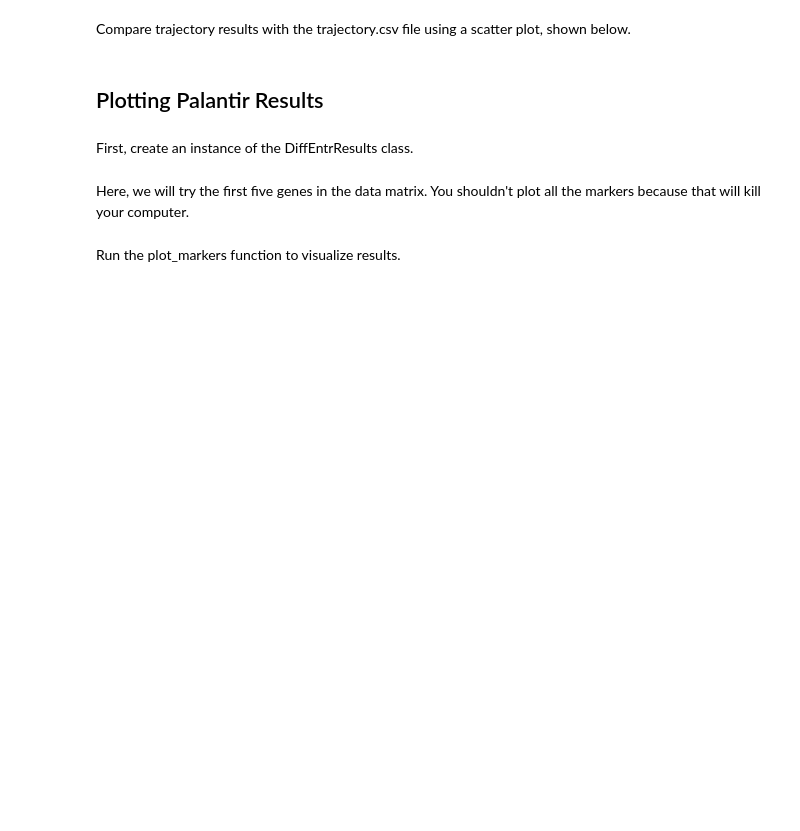
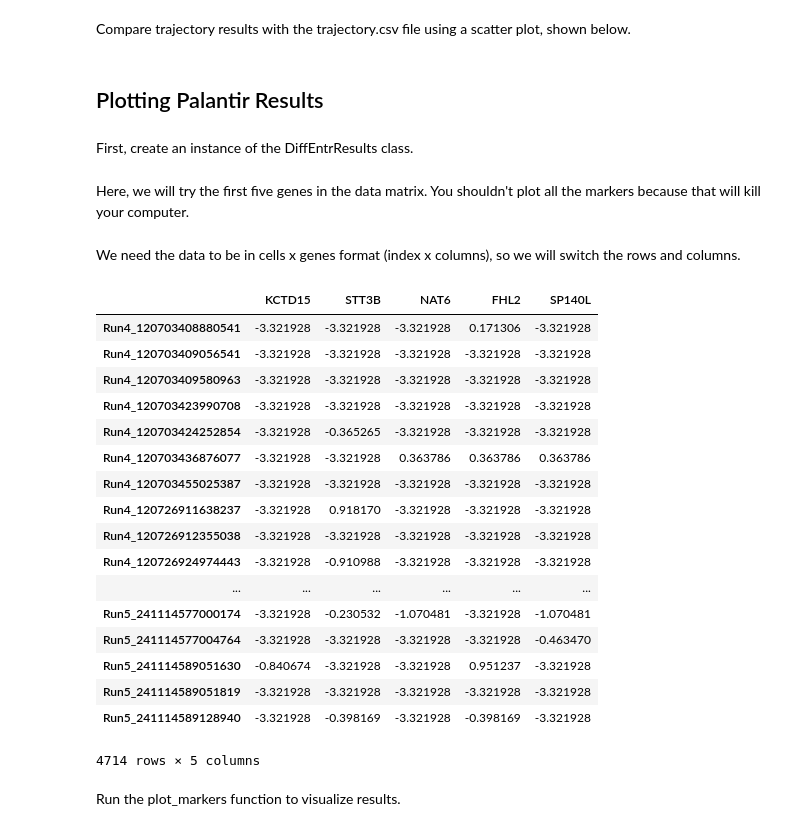
Before and after one commit to helenjin/scanalysis, a Jupyter notebook: notebooks/SCAnalysis.ipynb, the cells around one changed output. Cells and saved outputs as stored; diff of their text form; code cells hidden in the pictures; blank space fills up the shorter version.

```diff
--- a/notebooks/SCAnalysis.ipynb
+++ b/notebooks/SCAnalysis.ipynb
@@ -501,5 +553,30 @@ der = scanalysis.plots.pr_plot.DiffEntrResults(trajectory = res['trajectory'], b
 Here, we will try the first five genes in the data matrix. You shouldn't plot all the markers because that will kill your computer.
 # %%
 mb_data_f5 = mb_data.iloc[0:5,:]
+# %% [markdown]
+We need the data to be in cells x genes format (index x columns), so we will switch the rows and columns.
+# %%
+a = pd.DataFrame.transpose(mb_data_f5)
+# %%
+a
+# %% [output]
+|  | KCTD15 | STT3B | NAT6 | FHL2 | SP140L |
+| Run4_120703408880541 | -3.321928 | -3.321928 | -3.321928 | 0.171306 | -3.321928 |
+| Run4_120703409056541 | -3.321928 | -3.321928 | -3.321928 | -3.321928 | -3.321928 |
+| Run4_120703409580963 | -3.321928 | -3.321928 | -3.321928 | -3.321928 | -3.321928 |
+| Run4_120703423990708 | -3.321928 | -3.321928 | -3.321928 | -3.321928 | -3.321928 |
+| Run4_120703424252854 | -3.321928 | -0.365265 | -3.321928 | -3.321928 | -3.321928 |
+| Run4_120703436876077 | -3.321928 | -3.321928 | 0.363786 | 0.363786 | 0.363786 |
+| Run4_120703455025387 | -3.321928 | -3.321928 | -3.321928 | -3.321928 | -3.321928 |
+| Run4_120726911638237 | -3.321928 | 0.918170 | -3.321928 | -3.321928 | -3.321928 |
+| Run4_120726912355038 | -3.321928 | -3.321928 | -3.321928 | -3.321928 | -3.321928 |
+| Run4_120726924974443 | -3.321928 | -0.910988 | -3.321928 | -3.321928 | -3.321928 |
+| ... | ... | ... | ... | ... | ... |
+| Run5_241114577000174 | -3.321928 | -0.230532 | -1.070481 | -3.321928 | -1.070481 |
+| Run5_241114577004764 | -3.321928 | -3.321928 | -3.321928 | -3.321928 | -0.463470 |
+| Run5_241114589051630 | -0.840674 | -3.321928 | -3.321928 | 0.951237 | -3.321928 |
+| Run5_241114589051819 | -3.321928 | -3.321928 | -3.321928 | -3.321928 | -3.321928 |
+| Run5_241114589128940 | -3.321928 | -0.398169 | -3.321928 | -0.398169 | -3.321928 |
+4714 rows × 5 columns
 # %% [markdown]
 Run the plot_markers function to visualize results.
```
Also changed, not shown: parts of 15 cells of this notebook, 1 other file.
